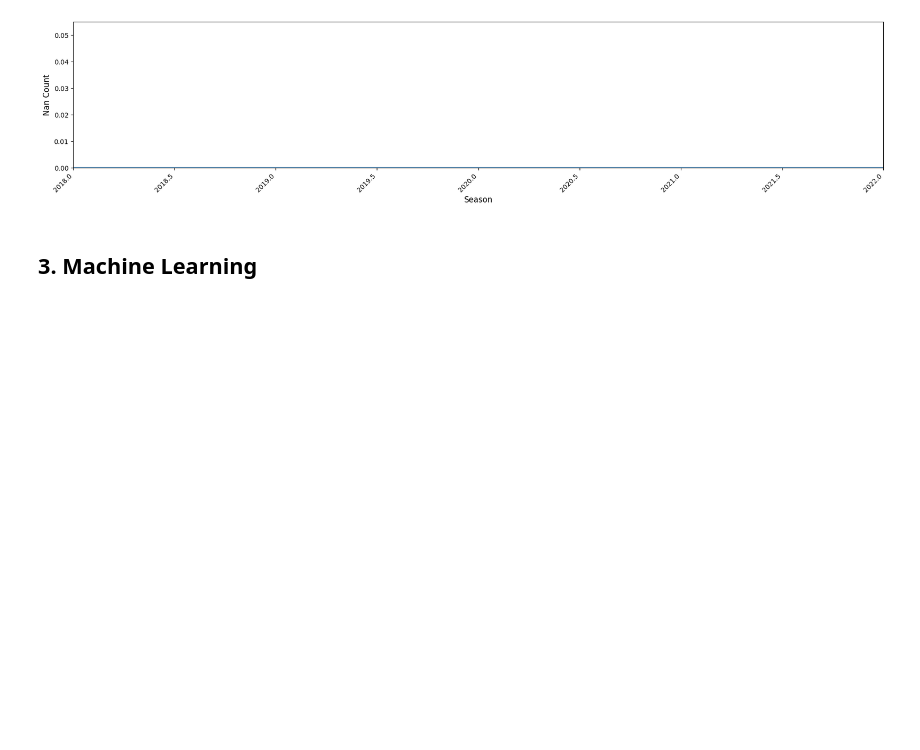
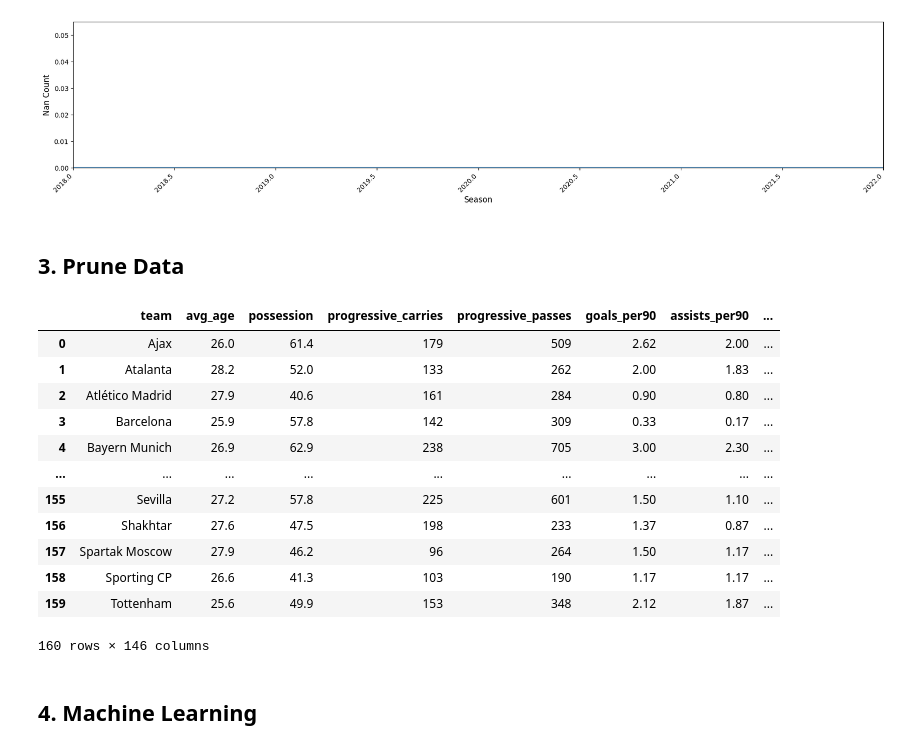
Before and after one commit to Football-Predictor/ChampionsLeague-Predictor, a Jupyter notebook: ChampionsLeaguePredictor.ipynb, the cells around one changed output. Cells and saved outputs as stored; diff of their text form; code cells hidden in the pictures; blank space fills up the shorter version.

Commit message:
add data pruning, dropping data that skews data

```diff
--- a/ChampionsLeaguePredictor.ipynb
+++ b/ChampionsLeaguePredictor.ipynb
@@ -52,3 +53,5 @@ plt.margins(x=0)
 plt.show()
 # %% [output]
 [figure]
+# %% [markdown]
+## 3. Prune Data <a id="Prune">
@@ -55,5 +69,22 @@ plt.show()
+# %%
+df.drop(columns=STATS_TO_DROP, inplace=True)
+df
+# %% [output]
+|  | team | avg_age | possession | progressive_carries | progressive_passes | goals_per90 | assists_per90 | ... |
+| 0 | Ajax | 26.0 | 61.4 | 179 | 509 | 2.62 | 2.00 | ... |
+| 1 | Atalanta | 28.2 | 52.0 | 133 | 262 | 2.00 | 1.83 | ... |
+| 2 | Atlético Madrid | 27.9 | 40.6 | 161 | 284 | 0.90 | 0.80 | ... |
+| 3 | Barcelona | 25.9 | 57.8 | 142 | 309 | 0.33 | 0.17 | ... |
+| 4 | Bayern Munich | 26.9 | 62.9 | 238 | 705 | 3.00 | 2.30 | ... |
+| ... | ... | ... | ... | ... | ... | ... | ... | ... |
+| 155 | Sevilla | 27.2 | 57.8 | 225 | 601 | 1.50 | 1.10 | ... |
+| 156 | Shakhtar | 27.6 | 47.5 | 198 | 233 | 1.37 | 0.87 | ... |
+| 157 | Spartak Moscow | 27.9 | 46.2 | 96 | 264 | 1.50 | 1.17 | ... |
+| 158 | Sporting CP | 26.6 | 41.3 | 103 | 190 | 1.17 | 1.17 | ... |
+| 159 | Tottenham | 25.6 | 49.9 | 153 | 348 | 2.12 | 1.87 | ... |
+160 rows × 146 columns
 # %% [markdown]
-## 3. Machine Learning <a id="ML"></a>
+## 4. Machine Learning <a id="ML"></a>
 # %%
 target = df['position']
 features = df.drop(['position','team'], axis=1)
```
Also changed, not shown: parts of 8 cells of this notebook.
